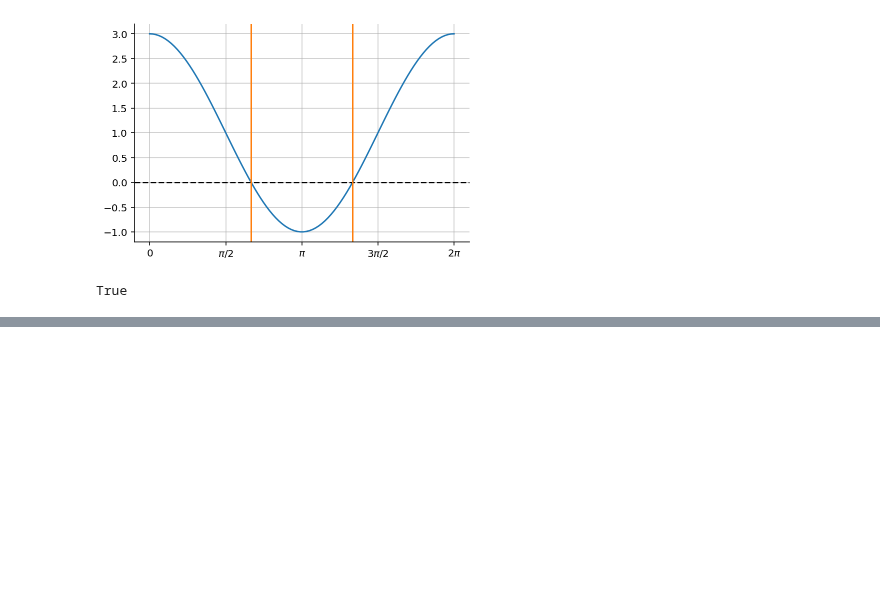
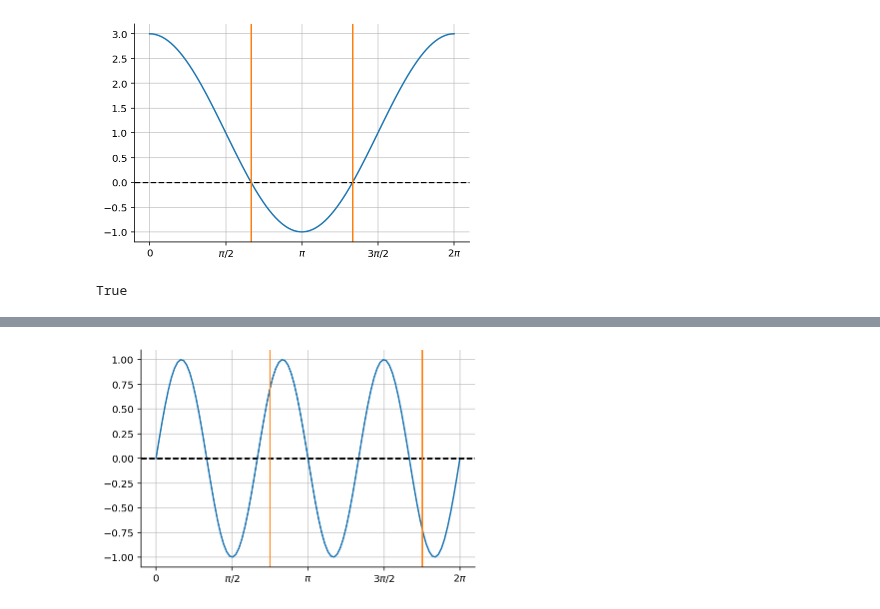
Before and after one commit to gerdm/QMUL, a Jupyter notebook: MTH744P-dynamical-systems/coursework/e03-circle.ipynb, the cells around one changed output, grey strips where cells are left out. Cells and saved outputs as stored; diff of their text form; code cells hidden in the pictures; blank space fills up the shorter version.

```diff
--- a/MTH744P-dynamical-systems/coursework/e03-circle.ipynb
+++ b/MTH744P-dynamical-systems/coursework/e03-circle.ipynb
@@ -54,0 +75,2 @@ plt.grid(alpha=0.7)
+# %%
+def f(theta, k): return np.sin(k * theta)
@@ -54,0 +81,11 @@ plt.grid(alpha=0.7)
+# %%
+plt.plot(θ_range, f(θ_range, k))
+
+plt.axhline(y=0, c="black", linestyle="--")
+plt.xticks(xtick_vals, xticks);
+
+plt.axvline(x=3 * np.pi / 4, c="tab:orange")
+plt.axvline(x=7 * np.pi / 4, c="tab:orange")
+plt.grid(alpha=0.7)
+# %% [output]
+[figure, added]
```
Also changed, not shown: parts of 14 cells of this notebook.
